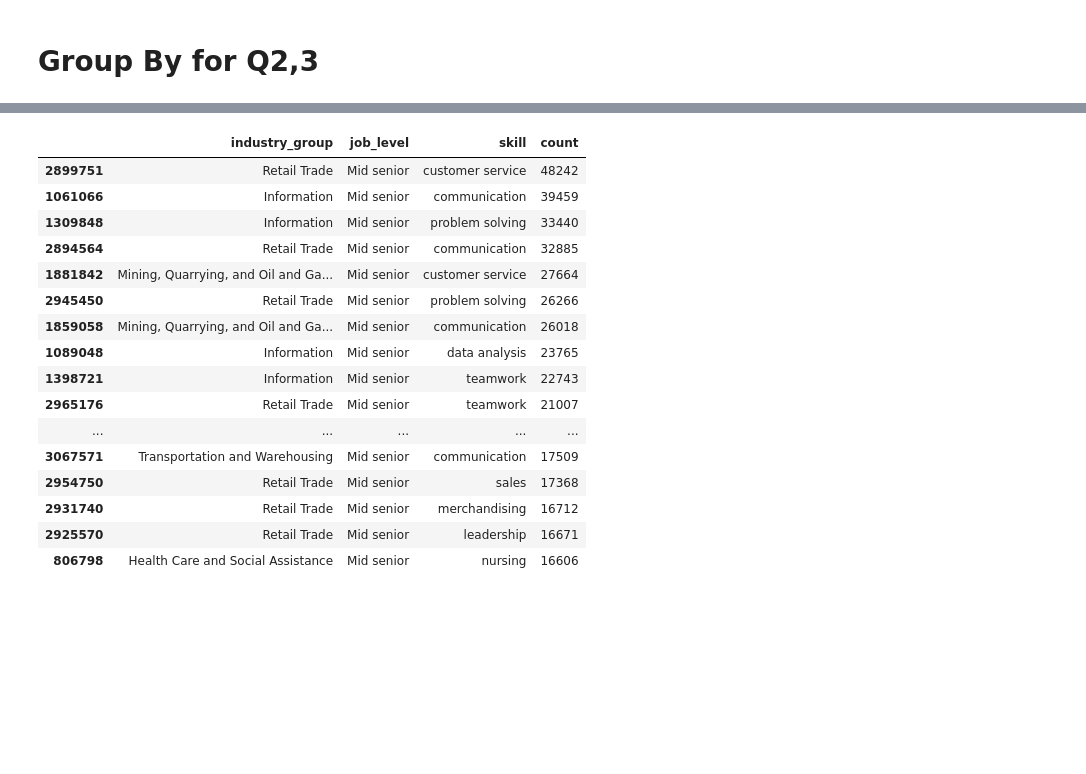
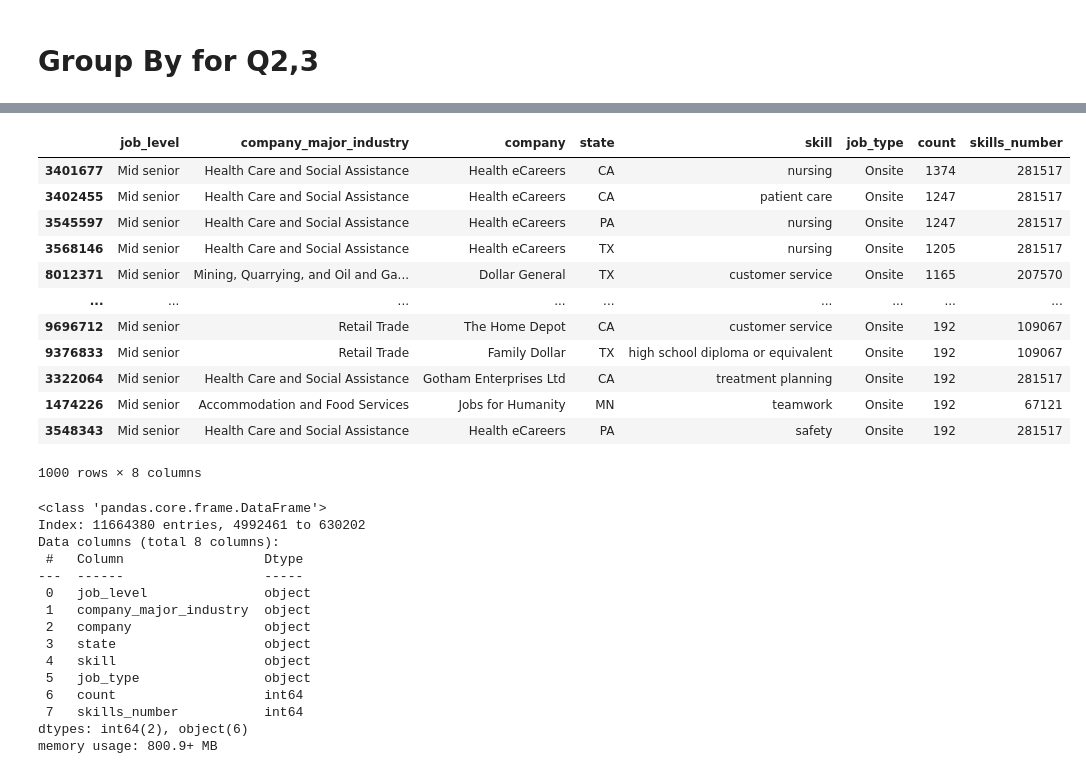
Before and after one commit to sss1lva21/Cse-412, a Jupyter notebook: Data/Processed Data/Data_Cleaning.ipynb, the cells around one changed output, grey strips where cells are left out. Drawn from its saved outputs; the diff is of its cells as text; code cells hidden in the pictures; blank space fills up the shorter version.

Commit message:
add data

```diff
--- a/Data/Processed Data/Data_Cleaning.ipynb
+++ b/Data/Processed Data/Data_Cleaning.ipynb
@@ -4,7 +4,7 @@ import os
 # %% [markdown]
 ## Import the data
 # %%
-df_raw = pd.read_csv(r"C:\Users\s1lva\Desktop\wcx\UW\Cse 412\Final Project\Data\linkedin_job_cleaned_merged_small_0211.csv")
+df_raw = pd.read_csv("../Raw Data/linkedin_job_cleaned_merged_small_0211.csv")
 
 df_raw.head()
 # %% [output]
@@ -407,12 +413,26 @@ df_major["skill"] = (
 skill_key = df_major["skill"].str.replace(r"\s+", "", regex=True)
 df_major.loc[skill_key == "problemsolving", "skill"] = "problem solving"
 
-df_major["industry_group"] = df_major["industry_group"].fillna("Other")
+df_major["company_major_industry"] = df_major["company_major_industry"].fillna("Other")
 df_major["job_level"] = df_major["job_level"].fillna("Unknown")
+df_major["state"] = df_major["state"].fillna("Unknown")
+df_major["job_type"] = df_major["job_type"].fillna("Unknown")
 
 aggregatedByIndustryAndLevel_major = (
     df_major
-    .groupby(["industry_group", "job_level", "skill"], as_index=False)
+    .groupby(
+        ["job_level", "company_major_industry", "company", "state", "skill", "job_type"],
+        as_index=False,
+    )
     .size()
     .rename(columns={"size": "count"})
 )
+aggregatedByIndustryAndLevel_major["skills_number"] = (
+    aggregatedByIndustryAndLevel_major.groupby(
+        ["job_level", "company_major_industry"], as_index=False
+    )["skill"]
+    .transform("nunique")
+)
+aggregatedByIndustryAndLevel_major = aggregatedByIndustryAndLevel_major.sort_values(
+    ["skills_number", "count"], ascending=[False, False]
+)
@@ -419,20 +480,34 @@ aggregatedByIndustryAndLevel_major = (
 # %%
-aggregatedByIndustryAndLevel_major.sort_values("count", ascending=False).head(20)
+aggregatedByIndustryAndLevel_major.sort_values("count", ascending=False).head(1000)
 # %% [output]
-|  | industry_group | job_level | skill | count |
-| 2899751 | Retail Trade | Mid senior | customer service | 48242 |
-| 1061066 | Information | Mid senior | communication | 39459 |
-| 1309848 | Information | Mid senior | problem solving | 33440 |
-| 2894564 | Retail Trade | Mid senior | communication | 32885 |
-| 1881842 | Mining, Quarrying, and Oil and Ga... | Mid senior | customer service | 27664 |
-| 2945450 | Retail Trade | Mid senior | problem solving | 26266 |
-| 1859058 | Mining, Quarrying, and Oil and Ga... | Mid senior | communication | 26018 |
-| 1089048 | Information | Mid senior | data analysis | 23765 |
-| 1398721 | Information | Mid senior | teamwork | 22743 |
-| 2965176 | Retail Trade | Mid senior | teamwork | 21007 |
-| ... | ... | ... | ... | ... |
-| 3067571 | Transportation and Warehousing | Mid senior | communication | 17509 |
-| 2954750 | Retail Trade | Mid senior | sales | 17368 |
-| 2931740 | Retail Trade | Mid senior | merchandising | 16712 |
-| 2925570 | Retail Trade | Mid senior | leadership | 16671 |
-| 806798 | Health Care and Social Assistance | Mid senior | nursing | 16606 |
+|  | job_level | company_major_industry | company | state | skill | job_type | count | skills_number |
+| 3401677 | Mid senior | Health Care and Social Assistance | Health eCareers | CA | nursing | Onsite | 1374 | 281517 |
+| 3402455 | Mid senior | Health Care and Social Assistance | Health eCareers | CA | patient care | Onsite | 1247 | 281517 |
+| 3545597 | Mid senior | Health Care and Social Assistance | Health eCareers | PA | nursing | Onsite | 1247 | 281517 |
+| 3568146 | Mid senior | Health Care and Social Assistance | Health eCareers | TX | nursing | Onsite | 1205 | 281517 |
+| 8012371 | Mid senior | Mining, Quarrying, and Oil and Ga... | Dollar General | TX | customer service | Onsite | 1165 | 207570 |
+| ... | ... | ... | ... | ... | ... | ... | ... | ... |
+| 9696712 | Mid senior | Retail Trade | The Home Depot | CA | customer service | Onsite | 192 | 109067 |
+| 9376833 | Mid senior | Retail Trade | Family Dollar | TX | high school diploma or equivalent | Onsite | 192 | 109067 |
+| 3322064 | Mid senior | Health Care and Social Assistance | Gotham Enterprises Ltd | CA | treatment planning | Onsite | 192 | 281517 |
+| 1474226 | Mid senior | Accommodation and Food Services | Jobs for Humanity | MN | teamwork | Onsite | 192 | 67121 |
+| 3548343 | Mid senior | Health Care and Social Assistance | Health eCareers | PA | safety | Onsite | 192 | 281517 |
+1000 rows × 8 columns
+# %%
+aggregatedByIndustryAndLevel_major.info()
+# %% [output]
+<class 'pandas.core.frame.DataFrame'>
+Index: 11664380 entries, 4992461 to 630202
+Data columns (total 8 columns):
+ #   Column                  Dtype
+---  ------                  -----
+ 0   job_level               object
+ 1   company_major_industry  object
+ 2   company                 object
+ 3   state                   object
+ 4   skill                   object
+ 5   job_type                object
+ 6   count                   int64
+ 7   skills_number           int64
+dtypes: int64(2), object(6)
+memory usage: 800.9+ MB
```
Also changed, not shown: parts of 2 cells of this notebook.
